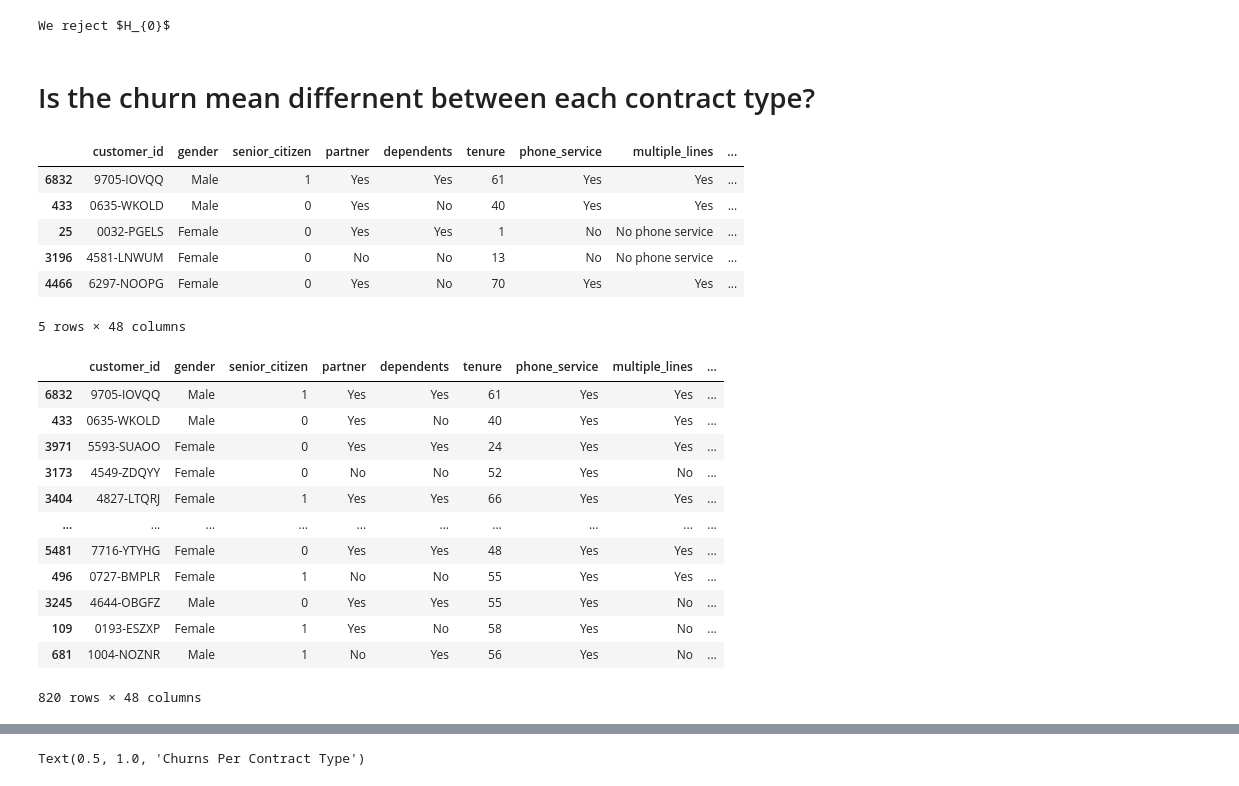
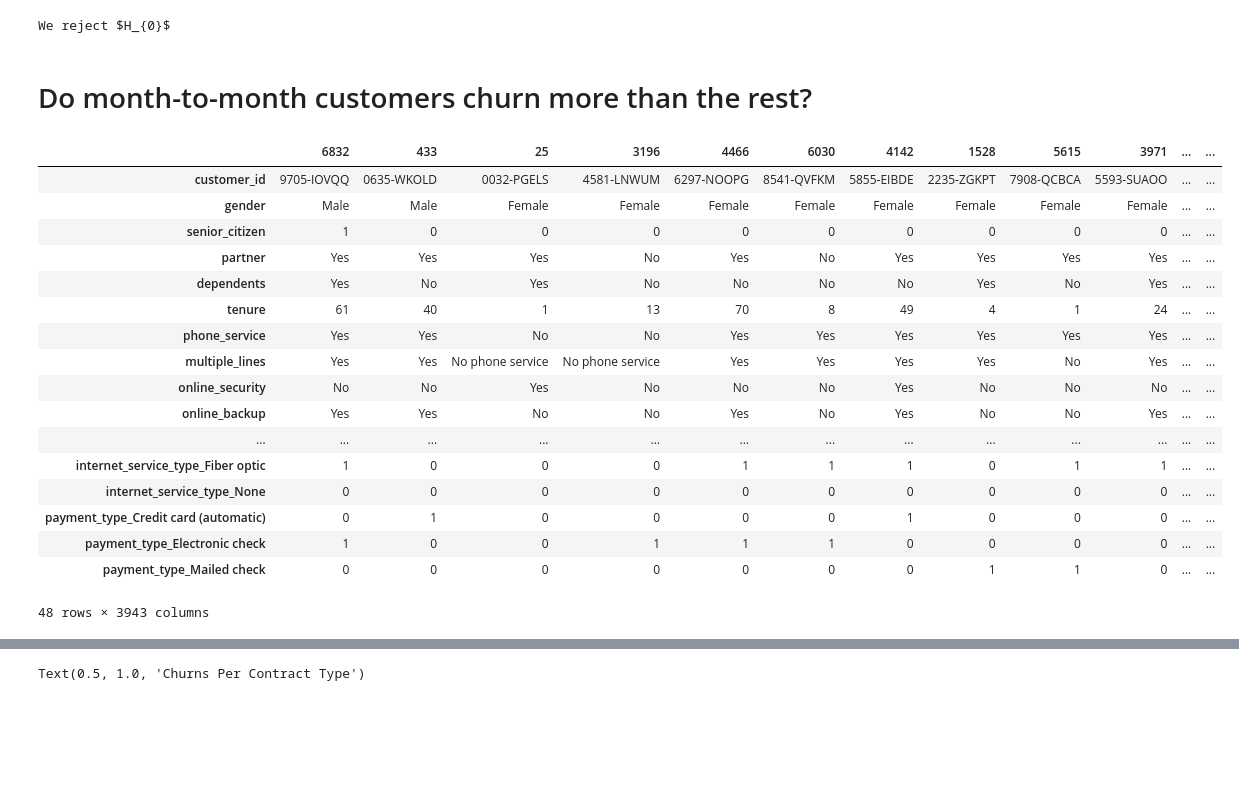
Before and after one commit to EstebanHernandez0/Predicting_Customer_Status, a Jupyter notebook: Explore.ipynb, the cells around one changed output, grey strips where cells are left out. Drawn from its saved outputs; the diff is of its cells as text; code cells hidden in the pictures; blank space fills up the shorter version.

```diff
--- a/Explore.ipynb
+++ b/Explore.ipynb
@@ -311,32 +311,26 @@ else:
     print("We reject $H_{0}$")
 # %% [output]
 We reject $H_{0}$
-# %% [markdown]
-#  Is the churn mean differnent between each contract type?
+# %% [markdown]
+#  Do month-to-month customers churn more than the rest?
 # %%
-train.head()
+train.T
 # %% [output]
-|  | customer_id | gender | senior_citizen | partner | dependents | tenure | phone_service | multiple_lines | ... |
-| 6832 | 9705-IOVQQ | Male | 1 | Yes | Yes | 61 | Yes | Yes | ... |
-| 433 | 0635-WKOLD | Male | 0 | Yes | No | 40 | Yes | Yes | ... |
-| 25 | 0032-PGELS | Female | 0 | Yes | Yes | 1 | No | No phone service | ... |
-| 3196 | 4581-LNWUM | Female | 0 | No | No | 13 | No | No phone service | ... |
-| 4466 | 6297-NOOPG | Female | 0 | Yes | No | 70 | Yes | Yes | ... |
+|  | 6832 | 433 | 25 | 3196 | 4466 | 6030 | 4142 | 1528 | 5615 | 3971 | ... | ... |
+| customer_id | 9705-IOVQQ | 0635-WKOLD | 0032-PGELS | 4581-LNWUM | 6297-NOOPG | 8541-QVFKM | 5855-EIBDE | 2235-ZGKPT | 7908-QCBCA | 5593-SUAOO | ... | ... |
+| gender | Male | Male | Female | Female | Female | Female | Female | Female | Female | Female | ... | ... |
+| senior_citizen | 1 | 0 | 0 | 0 | 0 | 0 | 0 | 0 | 0 | 0 | ... | ... |
+| partner | Yes | Yes | Yes | No | Yes | No | Yes | Yes | Yes | Yes | ... | ... |
+| dependents | Yes | No | Yes | No | No | No | No | Yes | No | Yes | ... | ... |
+| tenure | 61 | 40 | 1 | 13 | 70 | 8 | 49 | 4 | 1 | 24 | ... | ... |
+| phone_service | Yes | Yes | No | No | Yes | Yes | Yes | Yes | Yes | Yes | ... | ... |
+| multiple_lines | Yes | Yes | No phone service | No phone service | Yes | Yes | Yes | Yes | No | Yes | ... | ... |
+| online_security | No | No | Yes | No | No | No | Yes | No | No | No | ... | ... |
+| online_backup | Yes | Yes | No | No | Yes | No | Yes | No | No | Yes | ... | ... |
+| ... | ... | ... | ... | ... | ... | ... | ... | ... | ... | ... | ... | ... |
+| internet_service_type_Fiber optic | 1 | 0 | 0 | 0 | 1 | 1 | 1 | 0 | 1 | 1 | ... | ... |
+| internet_service_type_None | 0 | 0 | 0 | 0 | 0 | 0 | 0 | 0 | 0 | 0 | ... | ... |
+| payment_type_Credit card (automatic) | 0 | 1 | 0 | 0 | 0 | 0 | 1 | 0 | 0 | 0 | ... | ... |
+| payment_type_Electronic check | 1 | 0 | 0 | 1 | 1 | 1 | 0 | 0 | 0 | 0 | ... | ... |
+| payment_type_Mailed check | 0 | 0 | 0 | 0 | 0 | 0 | 0 | 1 | 1 | 0 | ... | ... |
-5 rows × 48 columns
+48 rows × 3943 columns
-# %%
-one_year_contract = train[train.contract_type_one_year == 1]
-one_year_contract
-# %% [output]
-|  | customer_id | gender | senior_citizen | partner | dependents | tenure | phone_service | multiple_lines | ... |
-| 6832 | 9705-IOVQQ | Male | 1 | Yes | Yes | 61 | Yes | Yes | ... |
-| 433 | 0635-WKOLD | Male | 0 | Yes | No | 40 | Yes | Yes | ... |
-| 3971 | 5593-SUAOO | Female | 0 | Yes | Yes | 24 | Yes | Yes | ... |
-| 3173 | 4549-ZDQYY | Female | 0 | No | No | 52 | Yes | No | ... |
-| 3404 | 4827-LTQRJ | Female | 1 | Yes | Yes | 66 | Yes | Yes | ... |
-| ... | ... | ... | ... | ... | ... | ... | ... | ... | ... |
-| 5481 | 7716-YTYHG | Female | 0 | Yes | Yes | 48 | Yes | Yes | ... |
-| 496 | 0727-BMPLR | Female | 1 | No | No | 55 | Yes | Yes | ... |
-| 3245 | 4644-OBGFZ | Male | 0 | Yes | Yes | 55 | Yes | No | ... |
-| 109 | 0193-ESZXP | Female | 1 | Yes | No | 58 | Yes | No | ... |
-| 681 | 1004-NOZNR | Male | 1 | No | Yes | 56 | Yes | No | ... |
-820 rows × 48 columns
```
Also changed, not shown: parts of 13 cells of this notebook.
